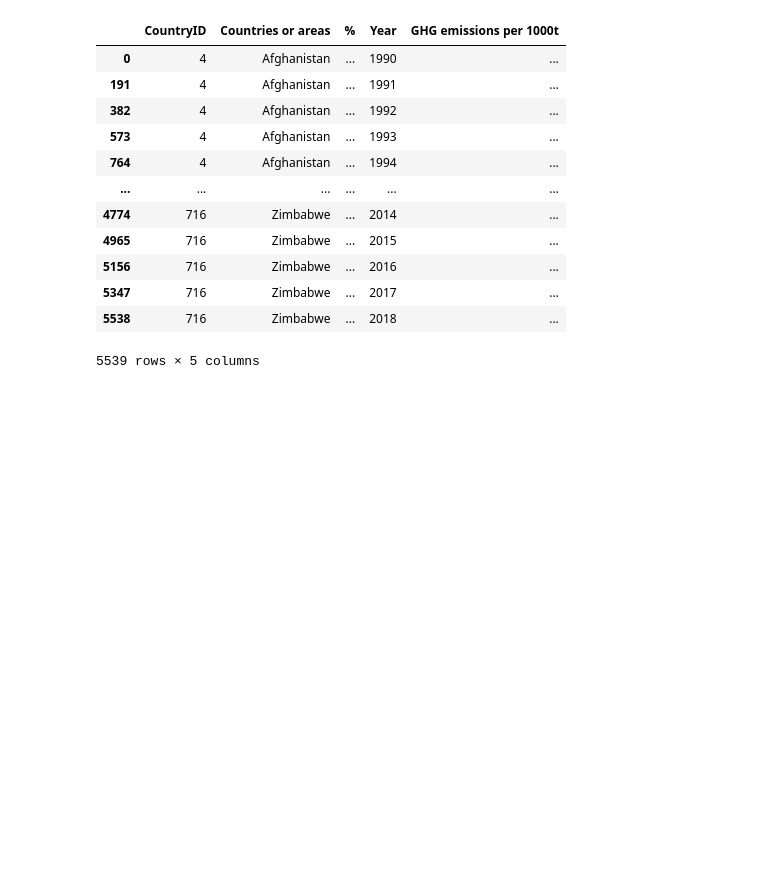
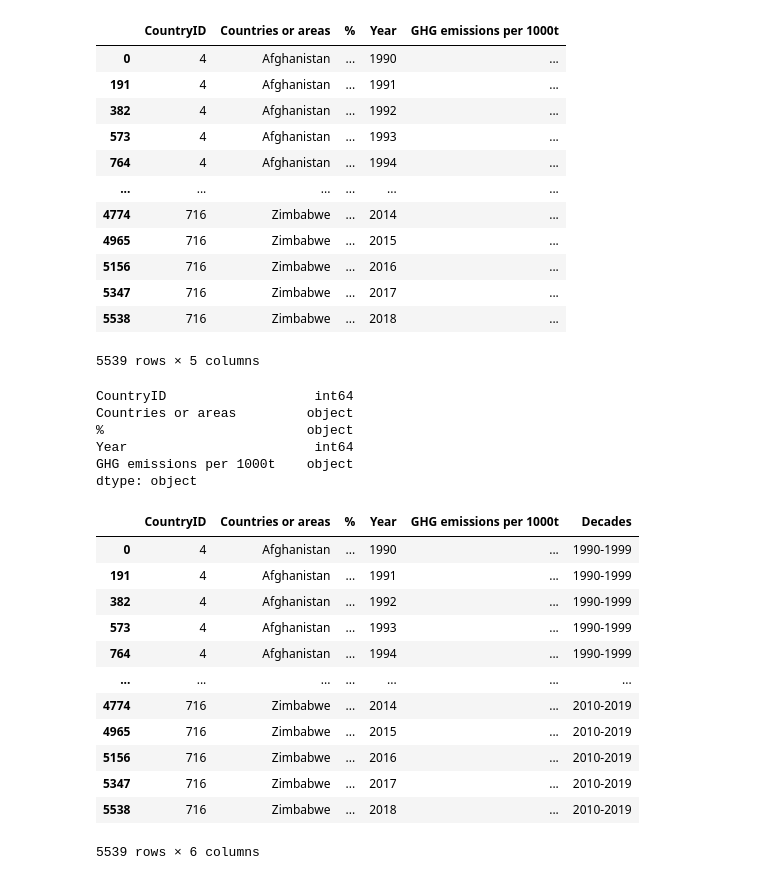
Before and after one commit to ashparra97/ETL-project, a Jupyter notebook: ghg_csv/ghg_unpivot.ipynb, the cells around one changed output. Drawn from its saved outputs; the diff is of its cells as text; code cells hidden in the pictures; blank space fills up the shorter version.

```diff
--- a/ghg_csv/ghg_unpivot.ipynb
+++ b/ghg_csv/ghg_unpivot.ipynb
@@ -111,3 +111,37 @@ ghg_df_unpivot
 | 5347 | 716 | Zimbabwe | ... | 2017 | ... |
 | 5538 | 716 | Zimbabwe | ... | 2018 | ... |
 5539 rows × 5 columns
+# %%
+# Change "Year" column to integer
+ghg_df_unpivot.dtypes
+ghg_df_unpivot["Year"] = ghg_df_unpivot["Year"].astype(str).astype(int)
+ghg_df_unpivot.dtypes
+# %% [output]
+CountryID                   int64
+Countries or areas         object
+%                          object
+Year                        int64
+GHG emissions per 1000t    object
+dtype: object
+# %%
+# Bins for ghg data
+bins = [1990, 1999, 2009, 2019]
+
+decades = ["1990-1999", "2000-2009", "2010-2019"]
+
+ghg_df_unpivot["Decades"] = pd.cut(ghg_df_unpivot["Year"], bins, labels=decades, include_lowest=True)
+ghg_df_unpivot
+# %% [output]
+|  | CountryID | Countries or areas | % | Year | GHG emissions per 1000t | Decades |
+| 0 | 4 | Afghanistan | ... | 1990 | ... | 1990-1999 |
+| 191 | 4 | Afghanistan | ... | 1991 | ... | 1990-1999 |
+| 382 | 4 | Afghanistan | ... | 1992 | ... | 1990-1999 |
+| 573 | 4 | Afghanistan | ... | 1993 | ... | 1990-1999 |
+| 764 | 4 | Afghanistan | ... | 1994 | ... | 1990-1999 |
+| ... | ... | ... | ... | ... | ... | ... |
+| 4774 | 716 | Zimbabwe | ... | 2014 | ... | 2010-2019 |
+| 4965 | 716 | Zimbabwe | ... | 2015 | ... | 2010-2019 |
+| 5156 | 716 | Zimbabwe | ... | 2016 | ... | 2010-2019 |
+| 5347 | 716 | Zimbabwe | ... | 2017 | ... | 2010-2019 |
+| 5538 | 716 | Zimbabwe | ... | 2018 | ... | 2010-2019 |
+5539 rows × 6 columns
```
Also changed, not shown: parts of 2 cells of this notebook.
